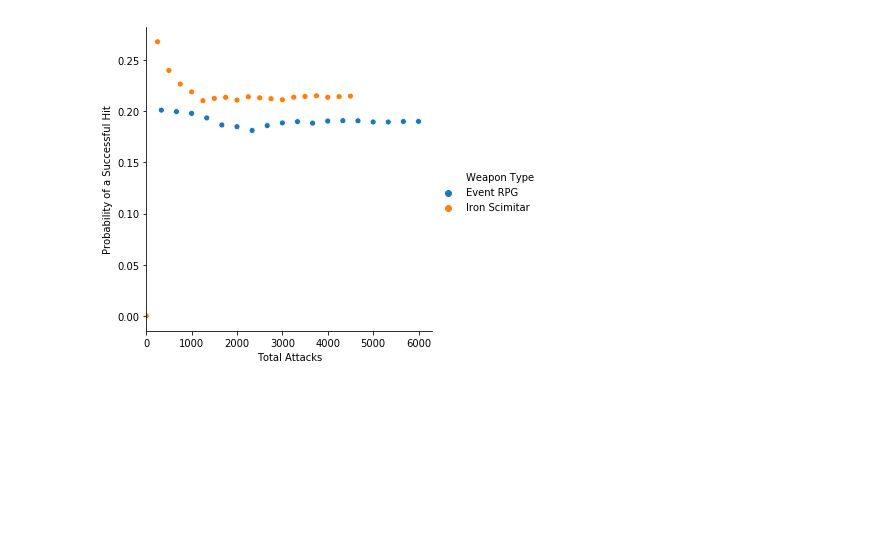
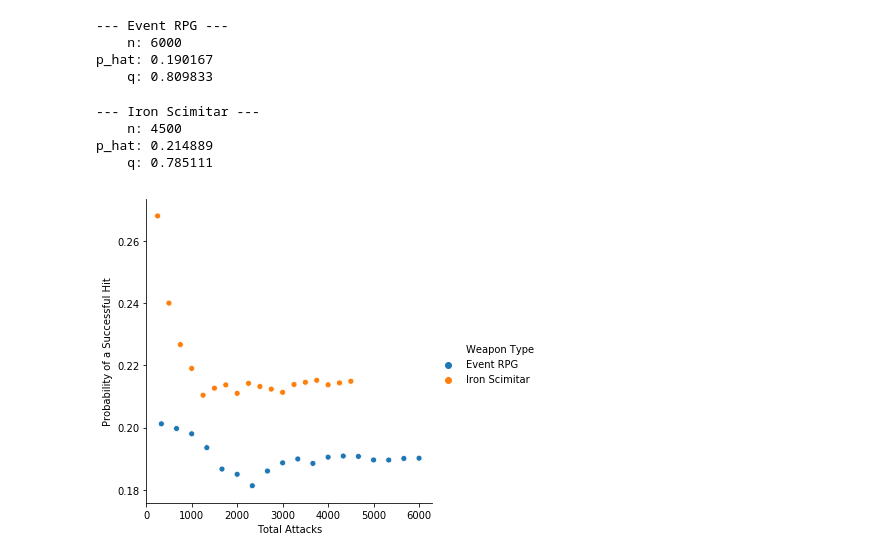
Before and after one commit to ys-lin14/OSRS-Analysis, a Jupyter notebook: probability.ipynb, the cells around one changed output. Saved outputs shown, nothing was run; the diff lists cells and outputs as text; code cells hidden in the pictures; blank space fills up the shorter version.

Commit message:
re-ordered coefficient calculations in linear_regression, combined_df in probability now only contains probability data, added print statementsfor npq

```diff
--- a/probability.ipynb
+++ b/probability.ipynb
@@ -45,16 +51,18 @@ def combine_df(df1, df2):
     return combined_df
 # %%
 # load processed data
-processed_rpg_df = pd.read_csv("..\data\processed_rpg_data.csv")
-processed_scim_df = pd.read_csv("..\data\processed_scim_data.csv")
+processed_rpg_df = pd.read_csv("data/processed_rpg_data.csv")
+processed_scim_df = pd.read_csv("data/processed_scim_data.csv")
 # %%
 # transform data
 trimmed_rpg_df = trim_df(processed_rpg_df)
 trimmed_scim_df = trim_df(processed_scim_df)
 
-# calculate probabilities of hitting a 1
-trimmed_rpg_df = calculate_p(trimmed_rpg_df, "Event RPG")
-trimmed_scim_df = calculate_p(trimmed_scim_df, "Iron Scimitar")
+# calculate and add the probabilities of hitting a 1 to the dataframes
+rpg_probability_df = get_probability_df(trimmed_rpg_df, "Event RPG")
+scim_probability_df = get_probability_df(trimmed_scim_df, "Iron Scimitar")
 
 # transform data for visualization
-combined_probability_df = combine_df(trimmed_rpg_df, trimmed_scim_df)
+combined_df = combine_df(rpg_probability_df, scim_probability_df)
+combined_df_length = int(len(combined_df))
+print(combined_df)
@@ -61,14 +87,46 @@ combined_probability_df = combine_df(trimmed_rpg_df, trimmed_scim_df)
+# %%
+# Event RPG sample size, p estimator and q
+rpg_row = combined_df_length // 2 - 1
+rpg_n, rpg_p_hat = combined_df.iloc[rpg_row, 1], combined_df.iloc[rpg_row, 2]
+rpg_p_hat = round(rpg_p_hat, 6)
+rpg_q = 1 - rpg_p_hat
+
+print("--- Event RPG --- ")
+print("    n:", rpg_n)
+print("p_hat:", rpg_p_hat)
+print("    q:", rpg_q)
+# %% [output]
+--- Event RPG ---
+    n: 6000
+p_hat: 0.190167
+    q: 0.809833
+# %%
+# Iron Scimitar sample size, p estimator and q
+scim_row = combined_df_length - 1
+scim_n, scim_p_hat = combined_df.iloc[scim_row, 1], combined_df.iloc[scim_row, 2]
+scim_p_hat = round(scim_p_hat, 6)
+scim_q = 1 - scim_p_hat
+
+print("--- Iron Scimitar --- ")
+print("    n:", scim_n)
+print("p_hat:", scim_p_hat)
+print("    q:", scim_q)
+# %% [output]
+--- Iron Scimitar ---
+    n: 4500
+p_hat: 0.214889
+    q: 0.785111
 # %%
-# visualize trend of p as sample size n increases
-success_scatter = sns.relplot(x = "n" ,
-                              y = "p",
+# visualize trend of p_hat as sample size n increases
+success_scatter = sns.relplot(x = "Total Attacks" ,
+                              y = "p hat",
                               hue = "Weapon Type",
-                              data = combined_probability_df)
+                              data = combined_df)
 
 success_scatter.set(xlabel = "Total Attacks",
                     ylabel = "Probability of a Successful Hit")
 
 plt.xlim(5, None)
 plt.show()
 # %% [output]
-[figure, old version]
+[figure, new version]
```
Also changed, not shown: parts of 2 cells of this notebook, 1 other file.
